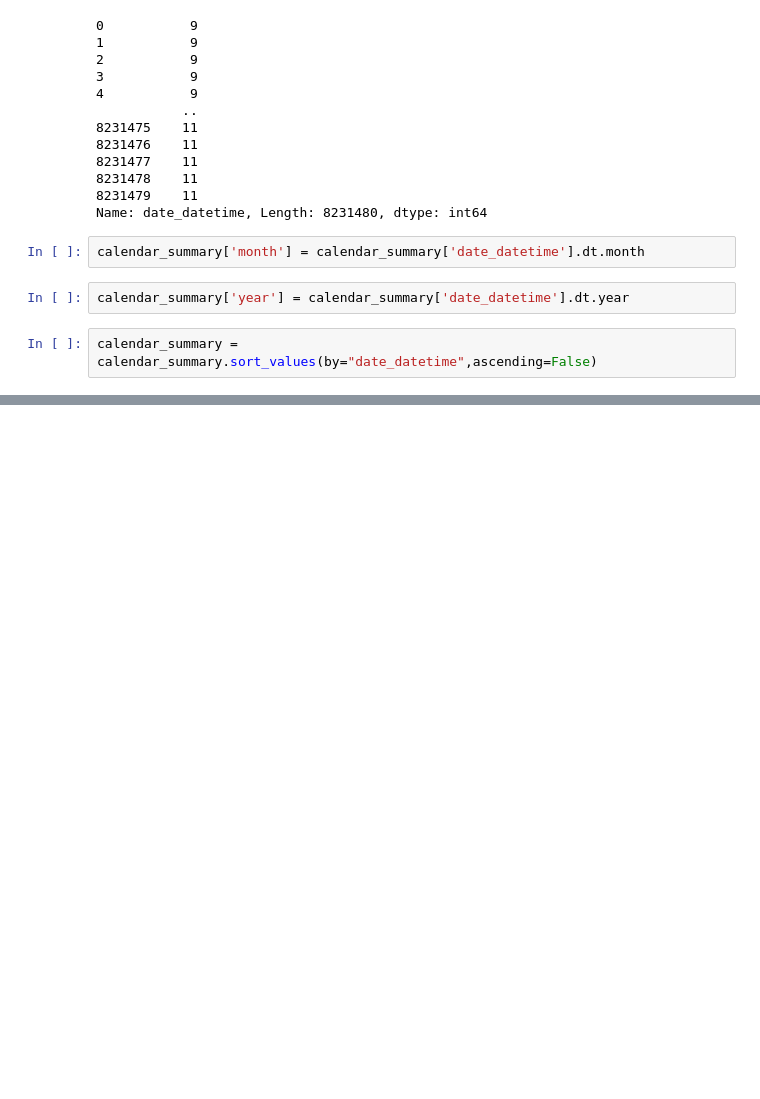
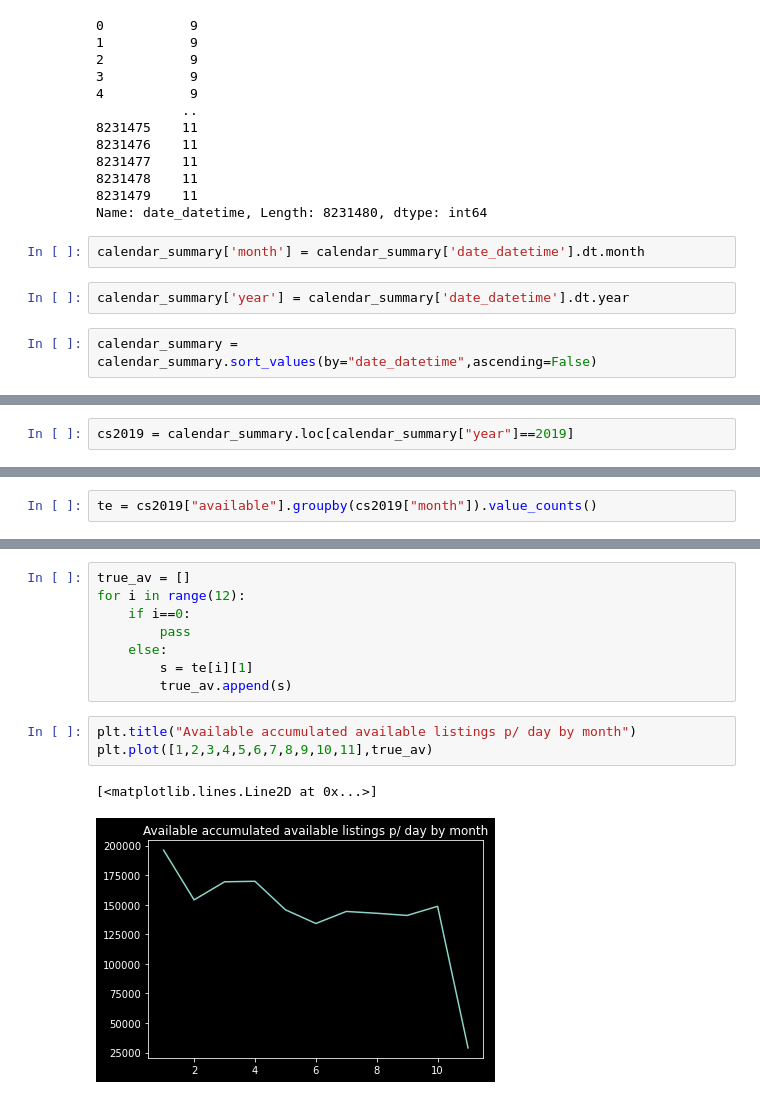
Before and after one commit to JacobUkokobili/Airbnb-Analytics-Berlin, a Jupyter notebook: notebooks/insights.ipynb, the cells around one changed output, grey strips where cells are left out. Cells and saved outputs as stored; diff of their text form; blank space fills up the shorter version.

```diff
--- a/notebooks/insights.ipynb
+++ b/notebooks/insights.ipynb
@@ -456,0 +464,2 @@ calendar_summary
+# %%
+cs2019 = calendar_summary.loc[calendar_summary["year"]==2019]
@@ -456,0 +501,2 @@ calendar_summary
+# %%
+te = cs2019["available"].groupby(cs2019["month"]).value_counts()
@@ -456,0 +523,14 @@ calendar_summary
+# %%
+true_av = []
+for i in range(12):
+    if i==0:
+        pass
+    else:
+        s = te[i][1]
+        true_av.append(s)
+# %%
+plt.title("Available accumulated available listings p/ day by month")
+plt.plot([1,2,3,4,5,6,7,8,9,10,11],true_av)
+# %% [output]
+[<matplotlib.lines.Line2D at 0x...>]
+[figure, added]
```
Also changed, not shown: parts of 18 cells of this notebook.
